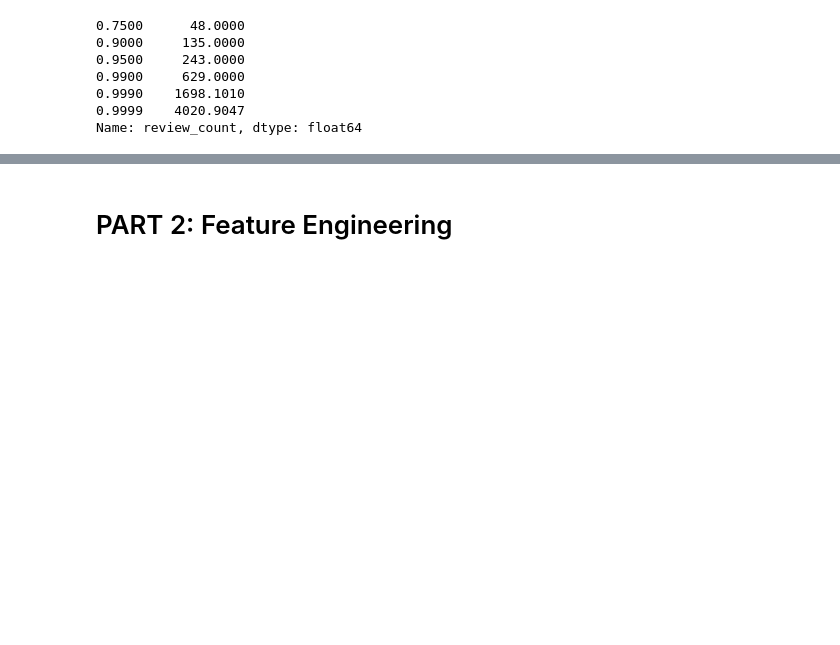
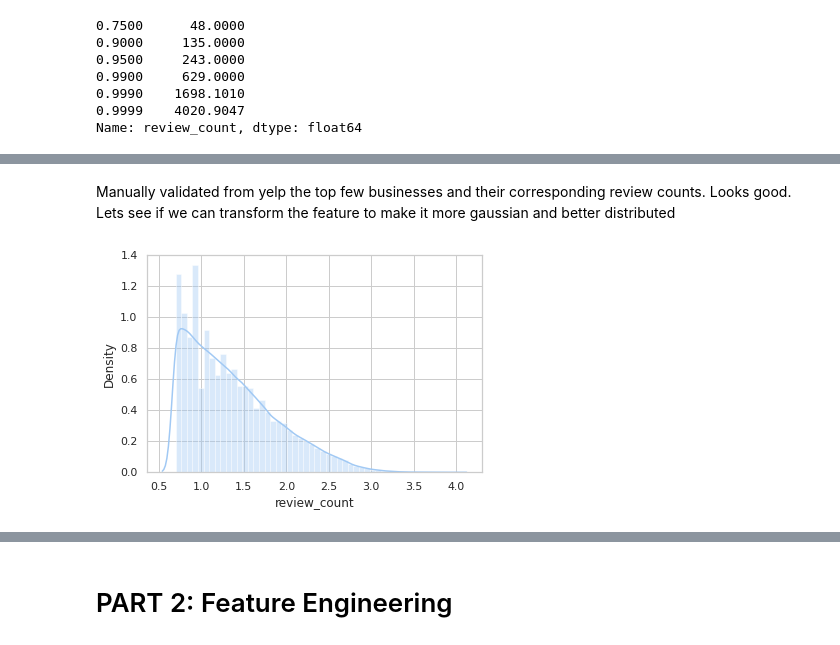
Before and after one commit to eshasah/CMPE_255_Group_4, a Jupyter notebook: Team_Project_Restaurant_Success.ipynb, the cells around one changed output, grey strips where cells are left out. Cells and saved outputs as stored; diff of their text form; code cells hidden in the pictures; blank space fills up the shorter version.

```diff
--- a/Team_Project_Restaurant_Success.ipynb
+++ b/Team_Project_Restaurant_Success.ipynb
@@ -365,0 +387,7 @@ Name: review_count, dtype: float64
+# %% [markdown]
+Manually validated from yelp the top few businesses and their corresponding review counts. Looks good. Lets see if we can transform the feature to make it more gaussian and better distributed
+# %%
+sns_plot = sns.distplot(np.log10(yelp_business_df.review_count))
+sns_plot.figure.savefig("log-review-count-distplot.png")
+# %% [output]
+[figure, added]
```
Also changed, not shown: parts of 62 cells of this notebook.
